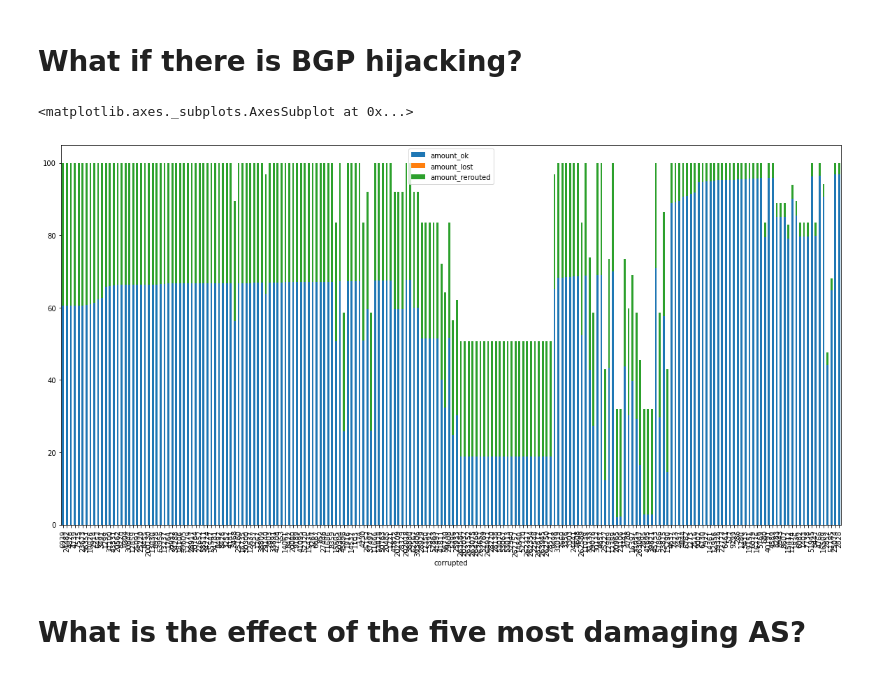
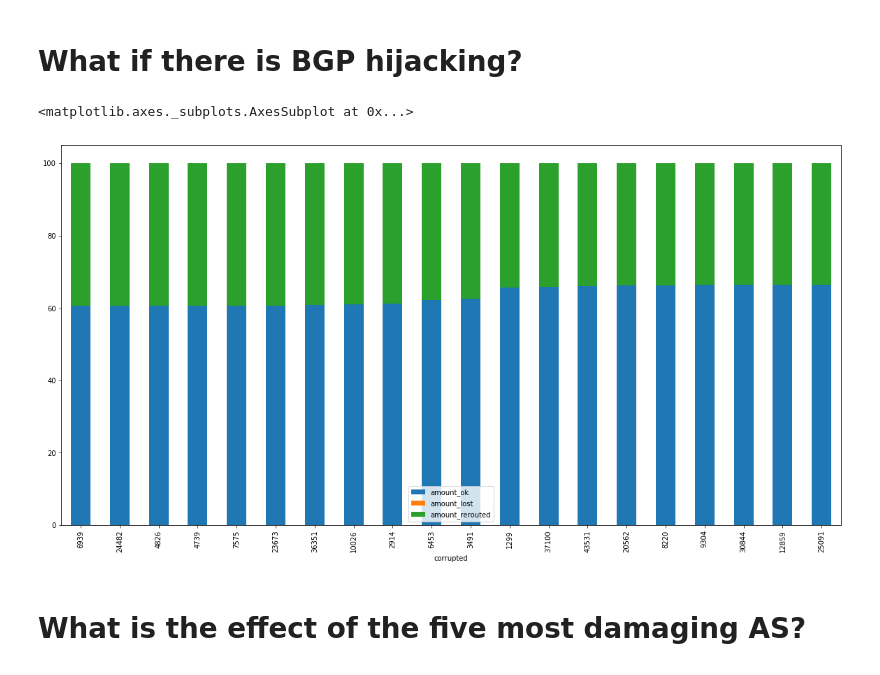
Before and after one commit to dedis/student_19_ripple-partition, a Jupyter notebook: find_match.ipynb, the cells around one changed output. Saved outputs shown, nothing was run; the diff lists cells and outputs as text; code cells hidden in the pictures.

Commit message:
Add graph analysis

```diff
--- a/find_match.ipynb
+++ b/find_match.ipynb
@@ -110,10 +158,10 @@ hijack_result.to_csv('statistics_hijack.csv')
 # %%
 hijack_result = pd.read_csv('statistics_hijack.csv').set_index('corrupted')
 # %%
-hijack_result.sort_values(by='amount_rerouted',ascending=False).head(200).plot.bar(stacked=True,figsize=(20,10))
+hijack_result.sort_values(by='amount_rerouted',ascending=False).head(20).plot.bar(stacked=True,figsize=(20,10))
 # %% [output]
 <matplotlib.axes._subplots.AxesSubplot at 0x...>
-[figure, old version]
+[figure, new version]
 # %% [markdown]
 # What is the effect of the five most damaging AS?
 # %% [markdown]
```
Also changed, not shown: parts of 18 cells of this notebook, 1 other file.
